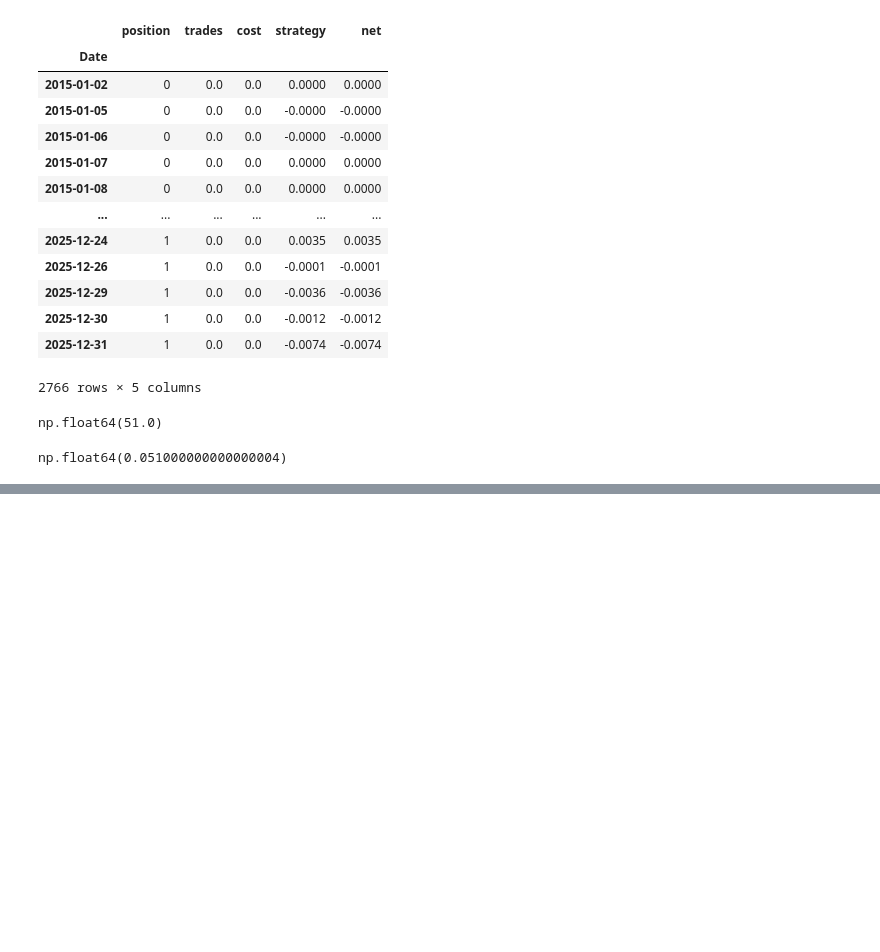
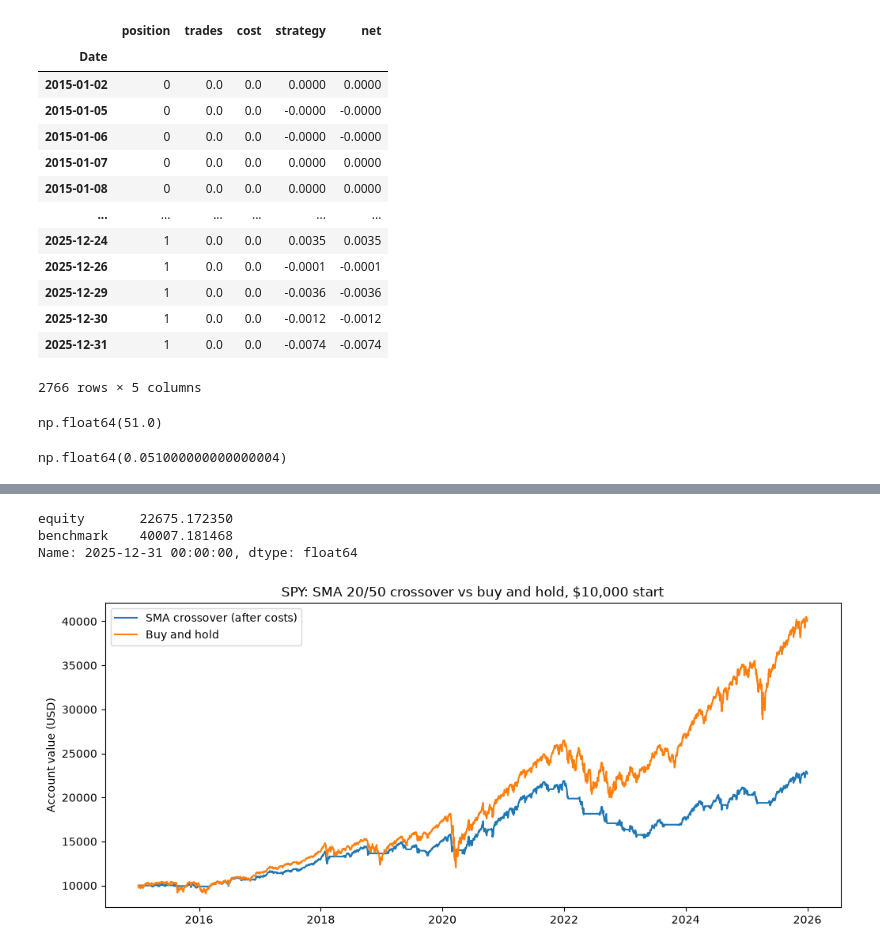
Before and after one commit to GHamilton04/backtester, a Jupyter notebook: notebooks/05_backtest.ipynb, the cells around one changed output, grey strips where cells are left out. Drawn from its saved outputs; the diff is of its cells as text; code cells hidden in the pictures; blank space fills up the shorter version.

Commit message:
Added equity curve and buy-and-hold benchmark

```diff
--- a/notebooks/05_backtest.ipynb
+++ b/notebooks/05_backtest.ipynb
@@ -104,0 +106,13 @@ results.loc["2016-05-25":"2016-06-01"].round(4)
+# %%
+initial_capital = 10_000
+
+equity = initial_capital * (1 + net_return).cumprod()
+benchmark = initial_capital * (1 + market_returns).cumprod()
+
+pd.DataFrame({
+    "net": net_return.round(4),
+    "growth": (1 + net_return).round(4),
+    "equity": equity.round(2),
+    "market": market_returns.round(4),
+    "benchmark": benchmark.round(2),
+})
@@ -104,0 +134,20 @@ results.loc["2016-05-25":"2016-06-01"].round(4)
+# %%
+results["equity"] = initial_capital * (1 + results["net"]).cumprod()
+results["benchmark"] = initial_capital * (1 + results["market"]).cumprod()
+results[["equity", "benchmark"]].iloc[-1]
+# %% [output]
+equity       22675.172350
+benchmark    40007.181468
+Name: 2025-12-31 00:00:00, dtype: float64
+# %%
+import matplotlib.pyplot as plt
+
+fig, ax = plt.subplots(figsize=(12, 5))
+ax.plot(results.index, results["equity"], label="SMA crossover (after costs)")
+ax.plot(results.index, results["benchmark"], label="Buy and hold")
+ax.set_title("SPY: SMA 20/50 crossover vs buy and hold, $10,000 start")
+ax.set_ylabel("Account value (USD)")
+ax.legend()
+plt.show()
+# %% [output]
+[figure, added]
```
Also changed, not shown: parts of 3 cells of this notebook.
